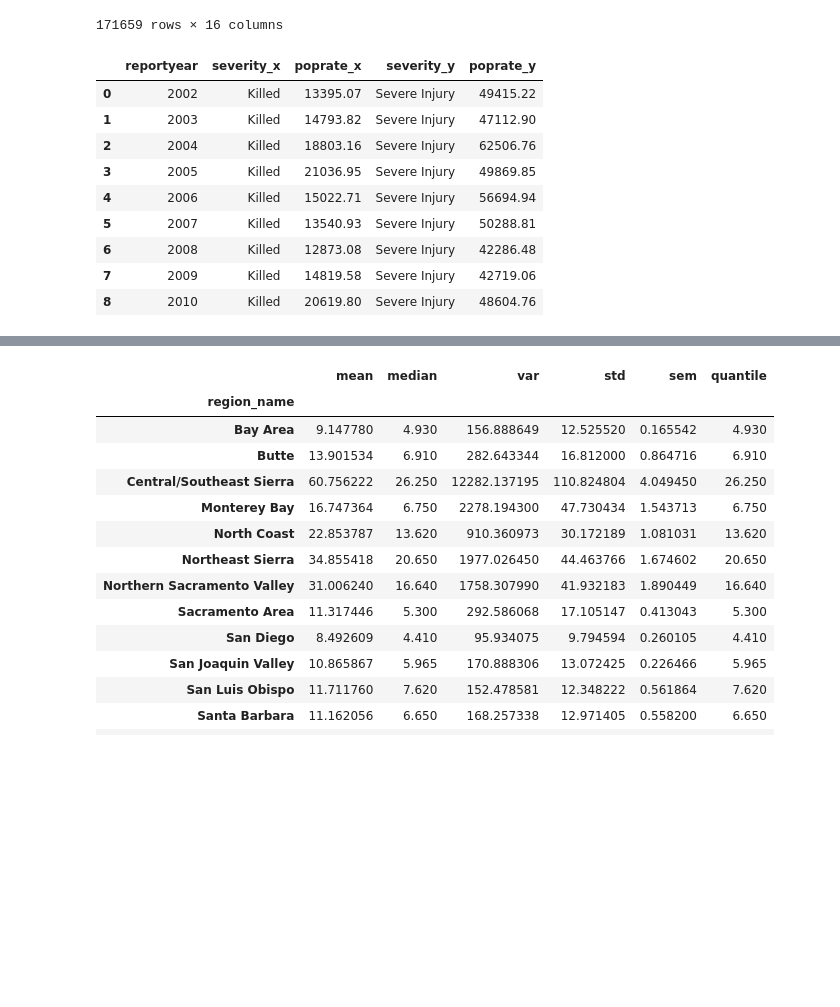
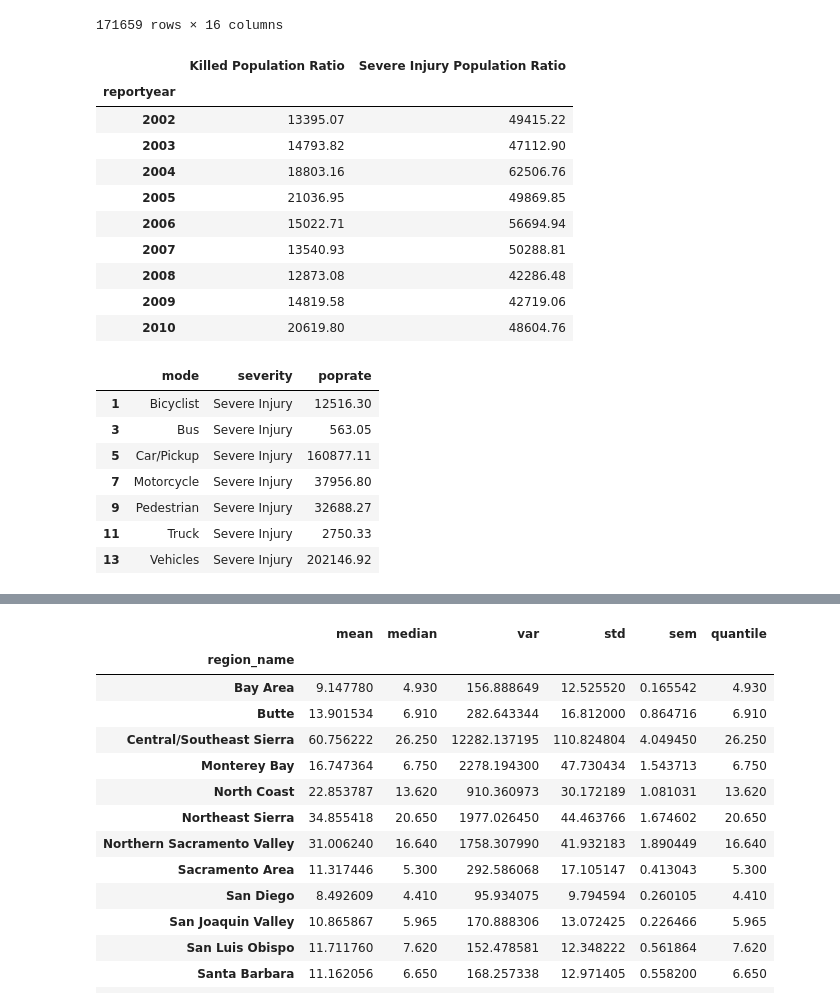
Before and after one commit to PadmaGuna/Project1, a Jupyter notebook: Monica.ipynb, the cells around one changed output, grey strips where cells are left out. Saved outputs shown, nothing was run; the diff lists cells and outputs as text; code cells hidden in the pictures; blank space fills up the shorter version.

```diff
--- a/Monica.ipynb
+++ b/Monica.ipynb
@@ -158,22 +158,32 @@ new_df
 | 448948 | 2010 | Nevada | Northeast Sierra | 6.0 | 0.0 | 0.0 | 0.0 | 0.0 | ... |
 171659 rows × 16 columns
 # %%
-#calculating severity based on poprate
+#calculating severity based on poprate and year
 
 year_pop_severity = clean_df.groupby(['reportyear', 'severity'])['poprate'].sum().reset_index()
 year_pop_severity = year_pop_severity[year_pop_severity["severity"] != "ND"]
 yearwise_killed = year_pop_severity[year_pop_severity["severity"] == "Killed"]
 yearwise_injured = year_pop_severity[year_pop_severity["severity"] == "Severe Injury"]
 yps_total = pd.merge(yearwise_killed, yearwise_injured, how = "outer", on = ["reportyear"])
+
+# Drop columns severity_x and severity_y
+yps_total.drop(columns=["severity_x", "severity_y"], inplace=True)
+
+# Rename columns poprate_x and poprate_y
+yps_total.rename(columns={"poprate_x": "Killed Population Ratio", "poprate_y": "Severe Injury Population Ratio"}, inplace=True)
+yps_total.set_index('reportyear', inplace=True)
 yps_total
+
+yps_total
 # %% [output]
-|  | reportyear | severity_x | poprate_x | severity_y | poprate_y |
-| 0 | 2002 | Killed | 13395.07 | Severe Injury | 49415.22 |
-| 1 | 2003 | Killed | 14793.82 | Severe Injury | 47112.90 |
-| 2 | 2004 | Killed | 18803.16 | Severe Injury | 62506.76 |
-| 3 | 2005 | Killed | 21036.95 | Severe Injury | 49869.85 |
-| 4 | 2006 | Killed | 15022.71 | Severe Injury | 56694.94 |
-| 5 | 2007 | Killed | 13540.93 | Severe Injury | 50288.81 |
-| 6 | 2008 | Killed | 12873.08 | Severe Injury | 42286.48 |
-| 7 | 2009 | Killed | 14819.58 | Severe Injury | 42719.06 |
-| 8 | 2010 | Killed | 20619.80 | Severe Injury | 48604.76 |
+|  | Killed Population Ratio | Severe Injury Population Ratio |
+| reportyear |  |  |
+| 2002 | 13395.07 | 49415.22 |
+| 2003 | 14793.82 | 47112.90 |
+| 2004 | 18803.16 | 62506.76 |
+| 2005 | 21036.95 | 49869.85 |
+| 2006 | 15022.71 | 56694.94 |
+| 2007 | 13540.93 | 50288.81 |
+| 2008 | 12873.08 | 42286.48 |
+| 2009 | 14819.58 | 42719.06 |
+| 2010 | 20619.80 | 48604.76 |
@@ -183,0 +190,19 @@ yps_total
+# %%
+# injuries by mode by poprate
+#calculating severity based on poprate and year
+
+mode_pop_severity = clean_df.groupby(['mode', 'severity'])['poprate'].sum().reset_index()
+mode_pop_severity = mode_pop_severity[mode_pop_severity["severity"] != "ND"]
+mode_killed = mode_pop_severity[mode_pop_severity["severity"] == "Killed"]
+mode_injured = mode_pop_severity[mode_pop_severity["severity"] == "Severe Injury"]
+
+mode_injured
+# %% [output]
+|  | mode | severity | poprate |
+| 1 | Bicyclist | Severe Injury | 12516.30 |
+| 3 | Bus | Severe Injury | 563.05 |
+| 5 | Car/Pickup | Severe Injury | 160877.11 |
+| 7 | Motorcycle | Severe Injury | 37956.80 |
+| 9 | Pedestrian | Severe Injury | 32688.27 |
+| 11 | Truck | Severe Injury | 2750.33 |
+| 13 | Vehicles | Severe Injury | 202146.92 |
```
Also changed, not shown: parts of 7 cells of this notebook, 1 other file.
